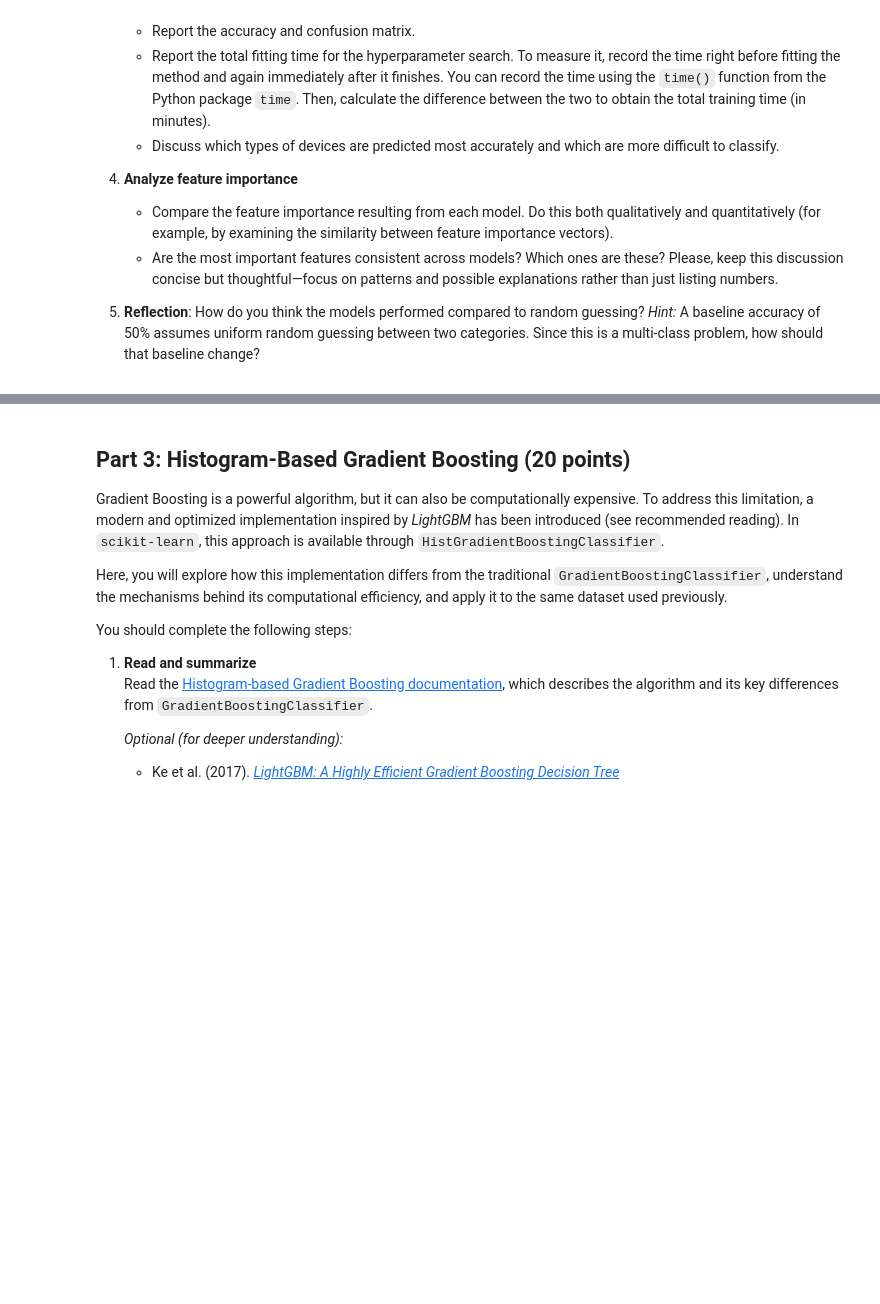
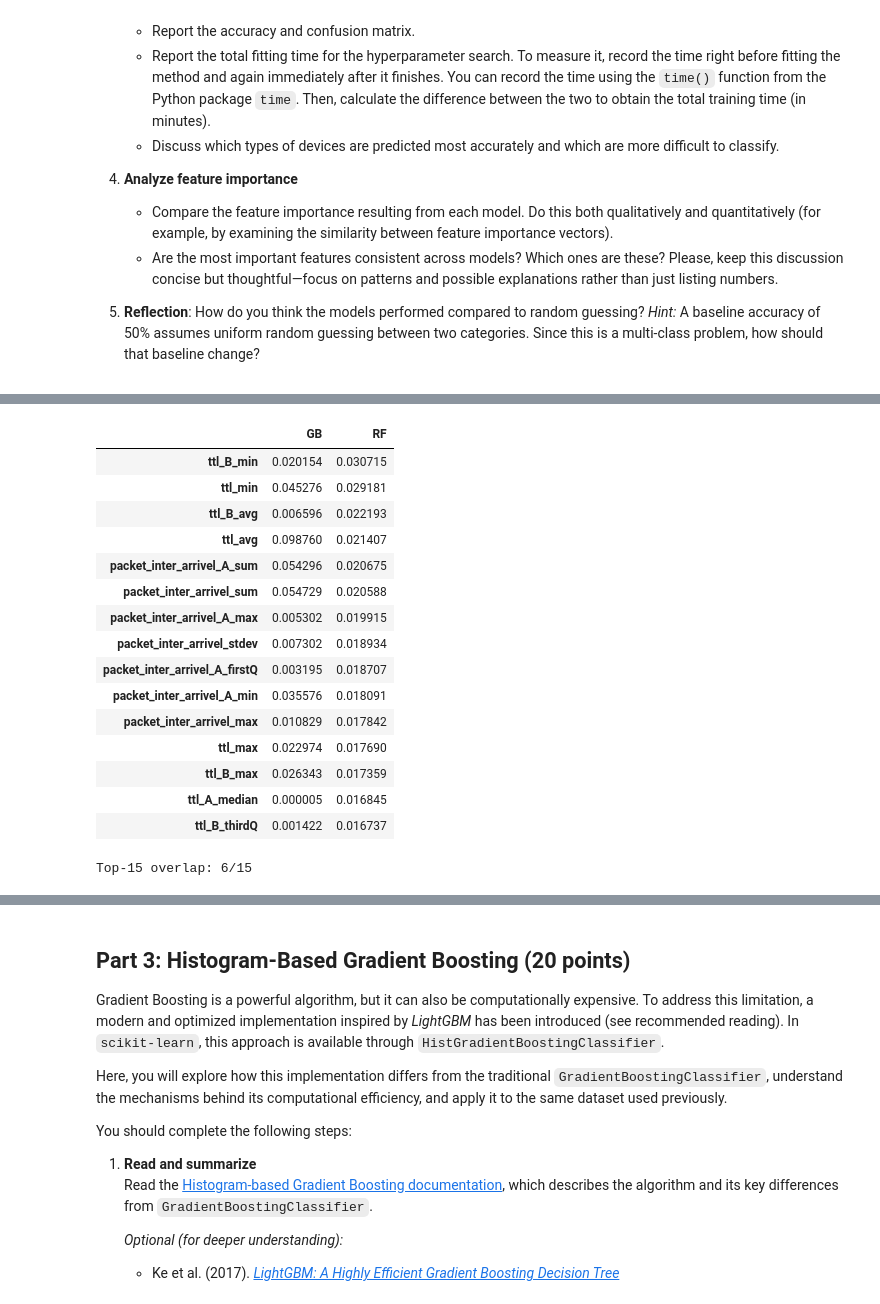
Before and after one commit to Ryanmh1024/machine_learning_lab01, a Jupyter notebook: 07-iot-ensemble-classification.ipynb, the cells around one changed output, grey strips where cells are left out. Cells and saved outputs as stored; diff of their text form; code cells hidden in the pictures; blank space fills up the shorter version.

```diff
--- a/07-iot-ensemble-classification.ipynb
+++ b/07-iot-ensemble-classification.ipynb
@@ -171,0 +315,31 @@ Your tasks are:
+# %%
+importances.sort_values('RF', ascending=False).head(15)
+# %% [output]
+|  | GB | RF |
+| ttl_B_min | 0.020154 | 0.030715 |
+| ttl_min | 0.045276 | 0.029181 |
+| ttl_B_avg | 0.006596 | 0.022193 |
+| ttl_avg | 0.098760 | 0.021407 |
+| packet_inter_arrivel_A_sum | 0.054296 | 0.020675 |
+| packet_inter_arrivel_sum | 0.054729 | 0.020588 |
+| packet_inter_arrivel_A_max | 0.005302 | 0.019915 |
+| packet_inter_arrivel_stdev | 0.007302 | 0.018934 |
+| packet_inter_arrivel_A_firstQ | 0.003195 | 0.018707 |
+| packet_inter_arrivel_A_min | 0.035576 | 0.018091 |
+| packet_inter_arrivel_max | 0.010829 | 0.017842 |
+| ttl_max | 0.022974 | 0.017690 |
+| ttl_B_max | 0.026343 | 0.017359 |
+| ttl_A_median | 0.000005 | 0.016845 |
+| ttl_B_thirdQ | 0.001422 | 0.016737 |
+# %%
+# Top-k overlap to see how many of each model's top features are shared
+k = 15
+gb_top = importances['GB'].sort_values(ascending=False).head(15)
+rf_top = importances['RF'].sort_values(ascending=False).head(15)
+gb_set = set(gb_top.index)
+rf_set = set(rf_top.index)
+shared = gb_set & rf_set
+
+print(f"Top-{k} overlap: {len(shared)}/{k}")
+# %% [output]
+Top-15 overlap: 6/15
```
Also changed, not shown: parts of 14 cells of this notebook.
